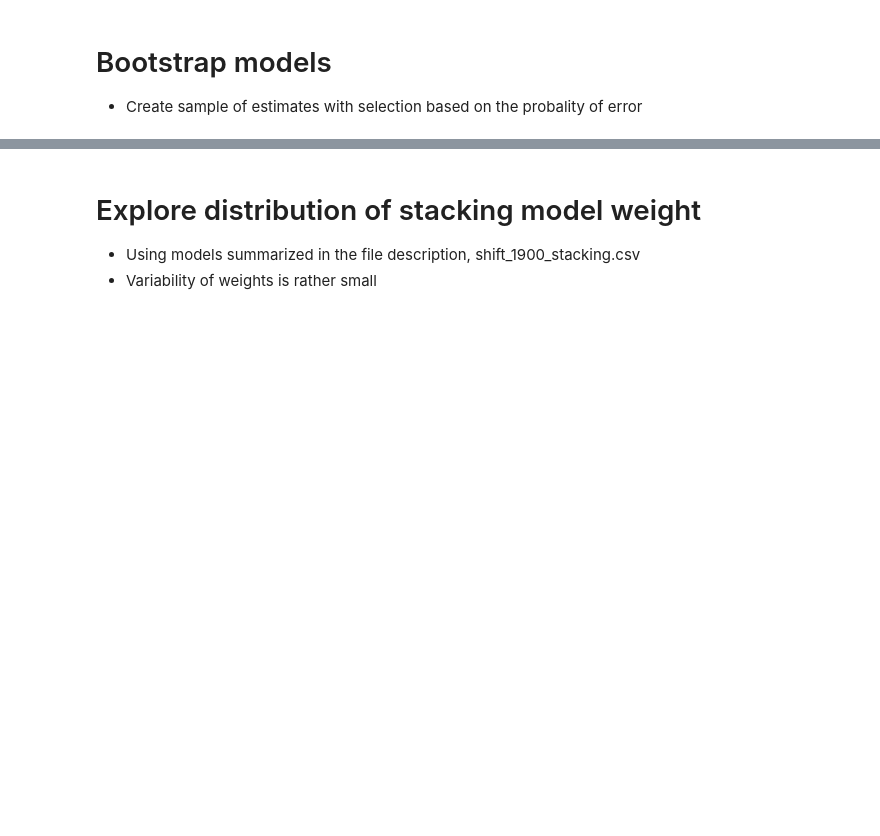
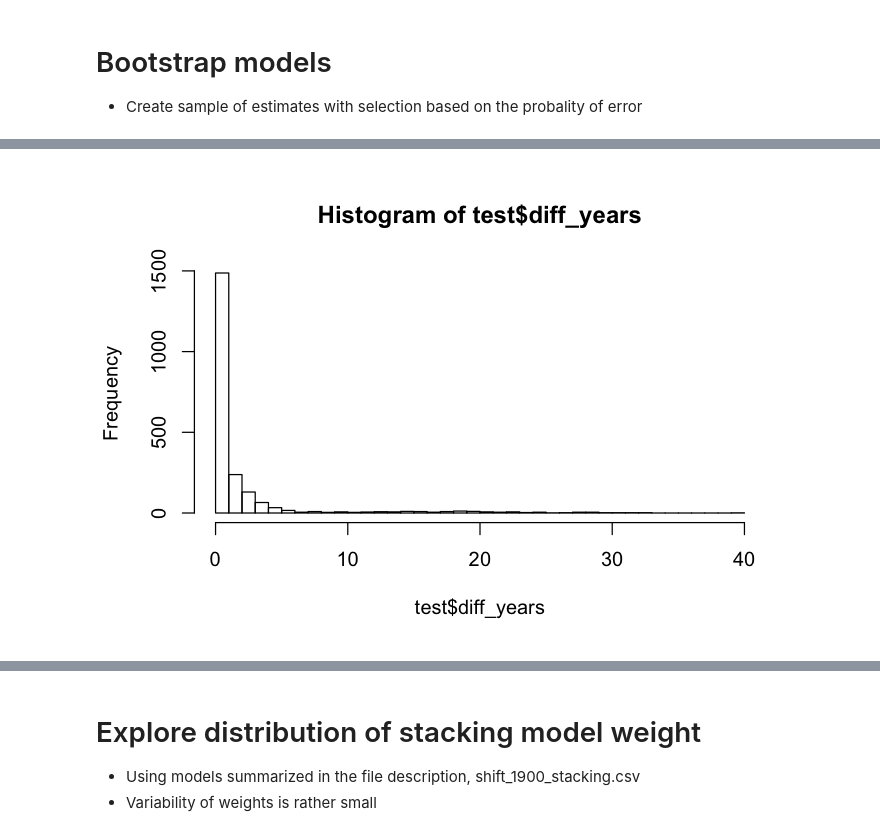
Before and after one commit to sdaza/lambda, a Jupyter notebook: notebooks/le_bootstrap.ipynb, the cells around one changed output, grey strips where cells are left out. Cells and saved outputs as stored; diff of their text form; code cells hidden in the pictures; blank space fills up the shorter version.

```diff
--- a/notebooks/le_bootstrap.ipynb
+++ b/notebooks/le_bootstrap.ipynb
@@ -45,4 +38,4 @@ covs = fread('../data//featured_LE_data.csv')
 # %%
 covs[, c("Ex", "y", "wy", "max_le") := NULL]
 # %%
-samples = merge(samples, covs, on=c('ctry','year'))
+df = merge(df, covs, on=c('ctry','year'))
@@ -48,0 +44,2 @@ samples = merge(samples, covs, on=c('ctry','year'))
+# %%
+test = df[, .(min_le=min(le), max_le=max(le), min_pr=min(pr), max_pr=max(pr)), by=.(ctry, year)]
@@ -48,0 +67,4 @@ samples = merge(samples, covs, on=c('ctry','year'))
+# %%
+hist(test$diff_years, breaks=40)
+# %% [output]
+[figure, added]
```
Also changed, not shown: parts of 22 cells of this notebook, 3 other files.
